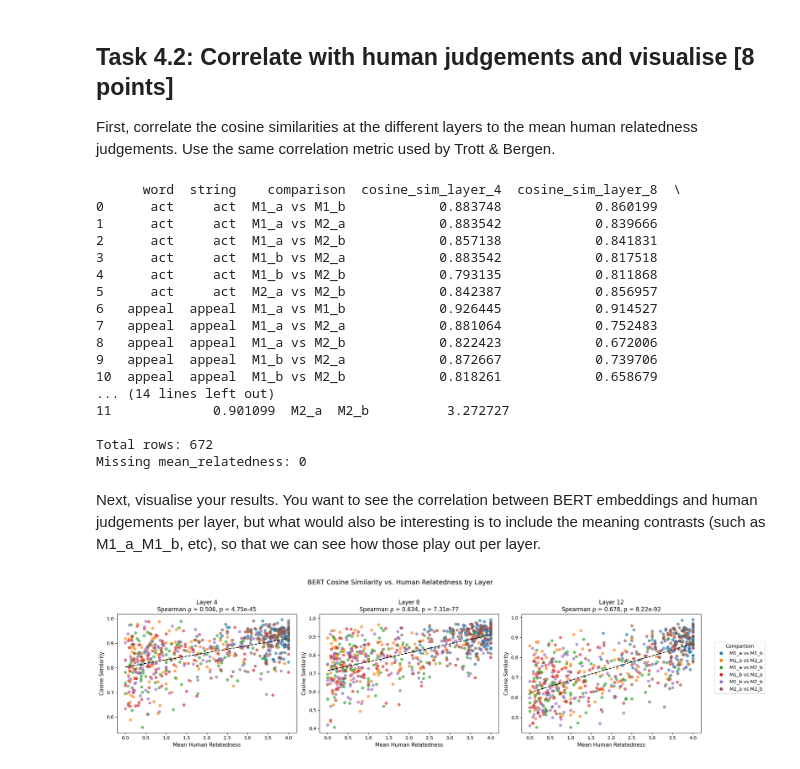
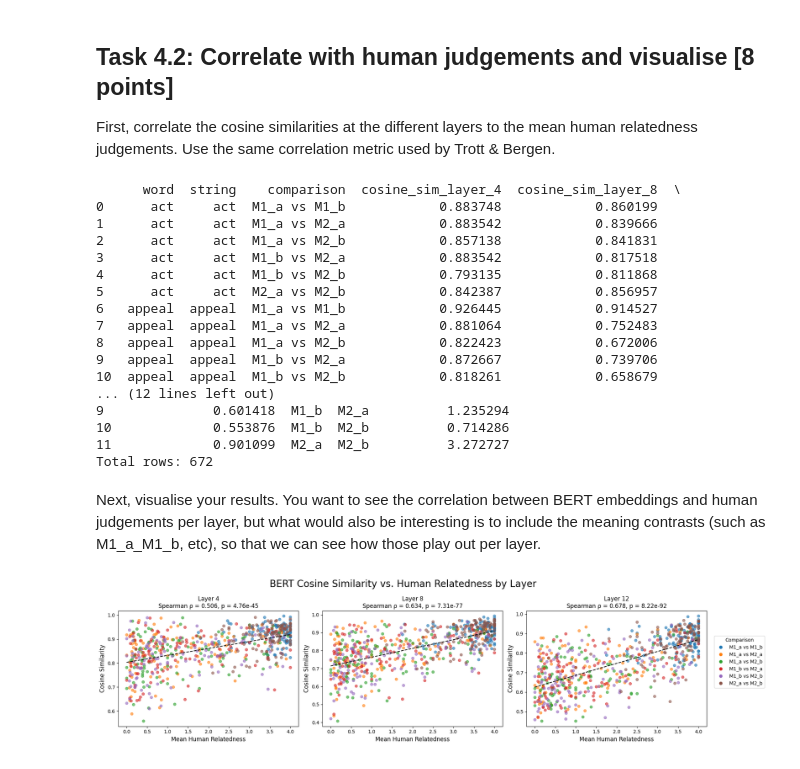
Before and after one commit to kazgar/comp_ling_assignment, a Jupyter notebook: compling26_assignment.ipynb, the cells around one changed output. Cells and saved outputs as stored; diff of their text form; code cells hidden in the pictures.

```diff
--- a/compling26_assignment.ipynb
+++ b/compling26_assignment.ipynb
@@ -999,10 +987,9 @@ sim_df = sim_df.merge(
     how="left"
 )
 
-# Sanity check
+# sanity check
 print(sim_df.head(12))
-print(f"\nTotal rows: {len(sim_df)}")
-print(f"Missing mean_relatedness: {sim_df['mean_relatedness'].isna().sum()}")
+print(f"Total rows: {len(sim_df)}")
 # %% [output]
       word  string    comparison  cosine_sim_layer_4  cosine_sim_layer_8  \
 0      act     act  M1_a vs M1_b            0.883748            0.860199
@@ -1016,11 +1003,11 @@ print(f"Missing mean_relatedness: {sim_df['mean_relatedness'].isna().sum()}")
 8   appeal  appeal  M1_a vs M2_b            0.822423            0.672006
 9   appeal  appeal  M1_b vs M2_a            0.872667            0.739706
 10  appeal  appeal  M1_b vs M2_b            0.818261            0.658679
-... (14 lines left out)
+... (12 lines left out)
+9              0.601418  M1_b  M2_a          1.235294
+10             0.553876  M1_b  M2_b          0.714286
 11             0.901099  M2_a  M2_b          3.272727
-
 Total rows: 672
-Missing mean_relatedness: 0
 # %% [markdown]
 Next, visualise your results. You want to see the correlation between BERT embeddings and human judgements per layer, but what would also be interesting is to include the meaning contrasts (such as M1_a_M1_b, etc), so that we can see how those play out per layer.
 # %%
@@ -1033,9 +1020,13 @@ plot_df = sim_df.dropna(subset=["mean_relatedness"]).copy()
 layers = ["cosine_sim_layer_4", "cosine_sim_layer_8", "cosine_sim_layer_12"]
 layer_labels = ["Layer 4", "Layer 8", "Layer 12"]
 
-# Color palette — one colour per comparison type
+
+
+# color palette
 comparisons = sorted(plot_df["comparison"].unique())
 palette = dict(zip(comparisons, sns.color_palette("tab10", len(comparisons))))
+
+
 
 fig, axes = plt.subplots(1, 3, figsize=(18, 5), sharey=False)
 
@@ -1045,37 +1036,43 @@ for ax, layer, label in zip(axes, layers, layer_labels):
             group["mean_relatedness"],
             group[layer],
             label=comp,
             color=palette[comp],
             alpha=0.6,
             s=30
+
         )
 
-    # Overall regression line
+    # regression line
+
     x = plot_df["mean_relatedness"]
     y = plot_df[layer]
     m, b = np.polyfit(x, y, 1)
     x_line = np.linspace(x.min(), x.max(), 100)
     ax.plot(x_line, m * x_line + b, color="black", linewidth=1.5, linestyle="--")
 
     # Spearman r annotation
     r, p = spearmanr(x, y)
     ax.set_title(f"{label}\nSpearman ρ = {r:.3f}, p = {p:.2e}", fontsize=12)
-    ax.set_xlabel("Mean Human Relatedness", fontsize=11)
-    ax.set_ylabel("Cosine Similarity", fontsize=11)
 
-# Single shared legend outside the plots
+    ax.set_xlabel("Mean Human Relatedness", fontsize=12)
+    ax.set_ylabel("Cosine Similarity", fontsize=12)
+
+# legend outside the plots
 handles = [
     plt.Line2D([0], [0], marker='o', color='w',
                markerfacecolor=palette[c], markersize=8, label=c)
     for c in comparisons
 ]
-fig.legend(handles=handles, title="Comparison", bbox_to_anchor=(1.01, 0.5),
+
+fig.legend(handles=handles, title="Comparison", bbox_to_anchor=(1.0, 0.5),
            loc="center left", fontsize=10)
 
 plt.suptitle("BERT Cosine Similarity vs. Human Relatedness by Layer",
-             fontsize=14, y=1.02)
+             fontsize=20)
+
+
 plt.tight_layout()
 plt.savefig("bert_layers_vs_human.png", dpi=150, bbox_inches="tight")
 plt.show()
 # %% [output]
-[figure, old version]
+[figure, new version]
```
Also changed, not shown: parts of 7 cells of this notebook, 1 other file.
